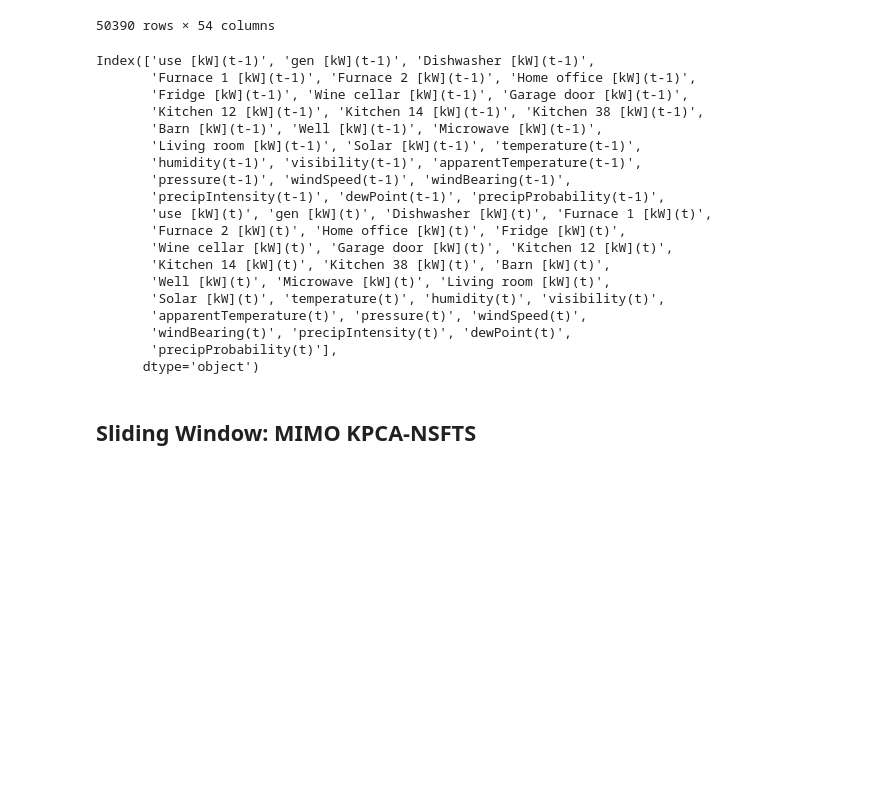
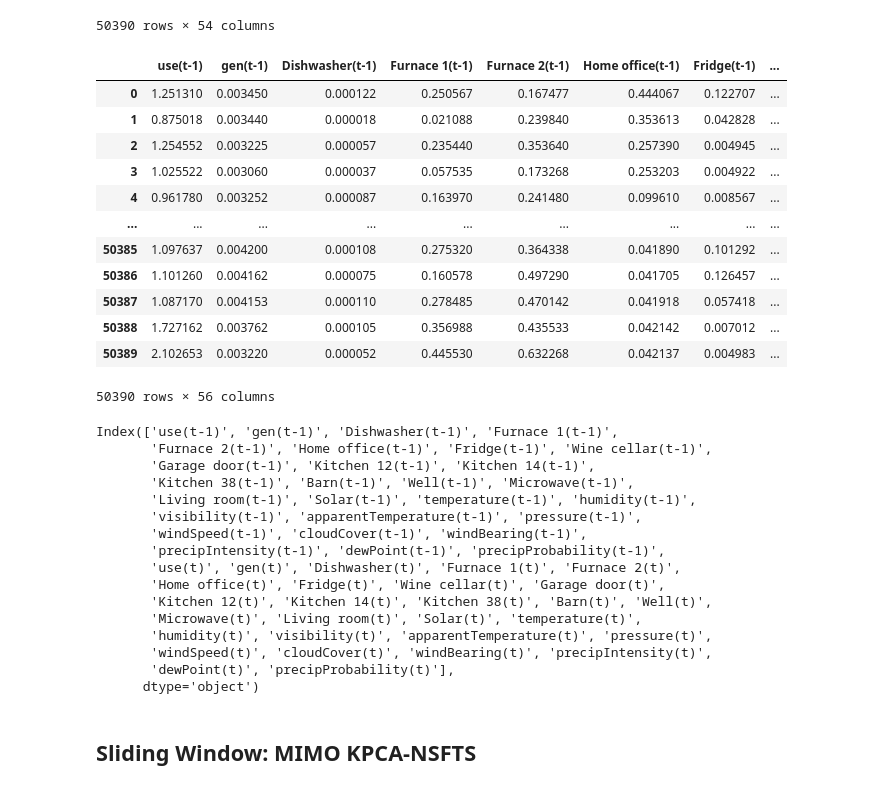
Before and after one commit to hugovynicius/mo_ensfts, a Jupyter notebook: Notebooks/MIMO-ENSFTS/test_kaggle.ipynb, the cells around one changed output. Drawn from its saved outputs; the diff is of its cells as text; code cells hidden in the pictures; blank space fills up the shorter version.

```diff
--- a/Notebooks/MIMO-ENSFTS/test_kaggle.ipynb
+++ b/Notebooks/MIMO-ENSFTS/test_kaggle.ipynb
@@ -105,27 +105,41 @@ reframed
 | 503890 | 1.311617 | 0.004167 | 0.000017 | 0.359167 | 0.645433 | ... |
 | 503900 | 2.059367 | 0.003383 | 0.000033 | 0.153367 | 0.643300 | ... |
 50390 rows × 54 columns
+# %%
+reframed = pd.read_csv('/home/hugo/projetos-doutorado/mimo_emb_fts/data/reframed.csv', sep=',')
+reframed
+# %% [output]
+|  | use(t-1) | gen(t-1) | Dishwasher(t-1) | Furnace 1(t-1) | Furnace 2(t-1) | Home office(t-1) | Fridge(t-1) | ... |
+| 0 | 1.251310 | 0.003450 | 0.000122 | 0.250567 | 0.167477 | 0.444067 | 0.122707 | ... |
+| 1 | 0.875018 | 0.003440 | 0.000018 | 0.021088 | 0.239840 | 0.353613 | 0.042828 | ... |
+| 2 | 1.254552 | 0.003225 | 0.000057 | 0.235440 | 0.353640 | 0.257390 | 0.004945 | ... |
+| 3 | 1.025522 | 0.003060 | 0.000037 | 0.057535 | 0.173268 | 0.253203 | 0.004922 | ... |
+| 4 | 0.961780 | 0.003252 | 0.000087 | 0.163970 | 0.241480 | 0.099610 | 0.008567 | ... |
+| ... | ... | ... | ... | ... | ... | ... | ... | ... |
+| 50385 | 1.097637 | 0.004200 | 0.000108 | 0.275320 | 0.364338 | 0.041890 | 0.101292 | ... |
+| 50386 | 1.101260 | 0.004162 | 0.000075 | 0.160578 | 0.497290 | 0.041705 | 0.126457 | ... |
+| 50387 | 1.087170 | 0.004153 | 0.000110 | 0.278485 | 0.470142 | 0.041918 | 0.057418 | ... |
+| 50388 | 1.727162 | 0.003762 | 0.000105 | 0.356988 | 0.435533 | 0.042142 | 0.007012 | ... |
+| 50389 | 2.102653 | 0.003220 | 0.000052 | 0.445530 | 0.632268 | 0.042137 | 0.004983 | ... |
+50390 rows × 56 columns
 # %%
 cols = reframed.columns
 cols
 # %% [output]
-Index(['use [kW](t-1)', 'gen [kW](t-1)', 'Dishwasher [kW](t-1)',
-       'Furnace 1 [kW](t-1)', 'Furnace 2 [kW](t-1)', 'Home office [kW](t-1)',
-       'Fridge [kW](t-1)', 'Wine cellar [kW](t-1)', 'Garage door [kW](t-1)',
-       'Kitchen 12 [kW](t-1)', 'Kitchen 14 [kW](t-1)', 'Kitchen 38 [kW](t-1)',
-       'Barn [kW](t-1)', 'Well [kW](t-1)', 'Microwave [kW](t-1)',
-       'Living room [kW](t-1)', 'Solar [kW](t-1)', 'temperature(t-1)',
-       'humidity(t-1)', 'visibility(t-1)', 'apparentTemperature(t-1)',
-       'pressure(t-1)', 'windSpeed(t-1)', 'windBearing(t-1)',
+Index(['use(t-1)', 'gen(t-1)', 'Dishwasher(t-1)', 'Furnace 1(t-1)',
+       'Furnace 2(t-1)', 'Home office(t-1)', 'Fridge(t-1)', 'Wine cellar(t-1)',
+       'Garage door(t-1)', 'Kitchen 12(t-1)', 'Kitchen 14(t-1)',
+       'Kitchen 38(t-1)', 'Barn(t-1)', 'Well(t-1)', 'Microwave(t-1)',
+       'Living room(t-1)', 'Solar(t-1)', 'temperature(t-1)', 'humidity(t-1)',
+       'visibility(t-1)', 'apparentTemperature(t-1)', 'pressure(t-1)',
+       'windSpeed(t-1)', 'cloudCover(t-1)', 'windBearing(t-1)',
        'precipIntensity(t-1)', 'dewPoint(t-1)', 'precipProbability(t-1)',
-       'use [kW](t)', 'gen [kW](t)', 'Dishwasher [kW](t)', 'Furnace 1 [kW](t)',
-       'Furnace 2 [kW](t)', 'Home office [kW](t)', 'Fridge [kW](t)',
-       'Wine cellar [kW](t)', 'Garage door [kW](t)', 'Kitchen 12 [kW](t)',
-       'Kitchen 14 [kW](t)', 'Kitchen 38 [kW](t)', 'Barn [kW](t)',
-       'Well [kW](t)', 'Microwave [kW](t)', 'Living room [kW](t)',
-       'Solar [kW](t)', 'temperature(t)', 'humidity(t)', 'visibility(t)',
-       'apparentTemperature(t)', 'pressure(t)', 'windSpeed(t)',
-       'windBearing(t)', 'precipIntensity(t)', 'dewPoint(t)',
-       'precipProbability(t)'],
+       'use(t)', 'gen(t)', 'Dishwasher(t)', 'Furnace 1(t)', 'Furnace 2(t)',
+       'Home office(t)', 'Fridge(t)', 'Wine cellar(t)', 'Garage door(t)',
+       'Kitchen 12(t)', 'Kitchen 14(t)', 'Kitchen 38(t)', 'Barn(t)', 'Well(t)',
+       'Microwave(t)', 'Living room(t)', 'Solar(t)', 'temperature(t)',
+       'humidity(t)', 'visibility(t)', 'apparentTemperature(t)', 'pressure(t)',
+       'windSpeed(t)', 'cloudCover(t)', 'windBearing(t)', 'precipIntensity(t)',
+       'dewPoint(t)', 'precipProbability(t)'],
       dtype='object')
 # %%
```
Also changed, not shown: parts of 9 cells of this notebook, 6 other files.
